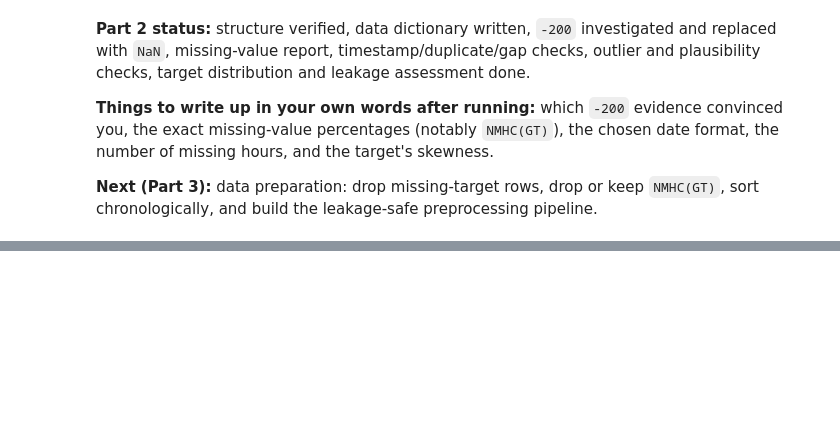
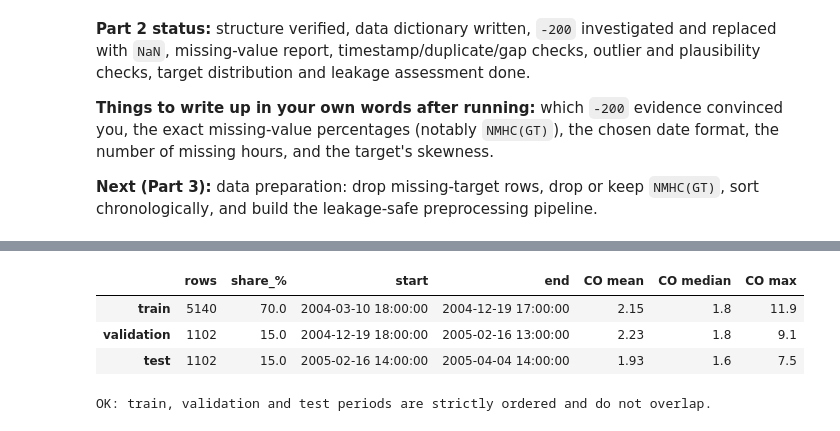
Before and after one commit to arielsharonferdinandus/AirQualityCO_PredictiveAnalytics, a Jupyter notebook: AirQualityCO_PredictiveAnalytics.ipynb, the cells around one changed output, grey strips where cells are left out. Drawn from its saved outputs; the diff is of its cells as text; code cells hidden in the pictures; blank space fills up the shorter version.

```diff
--- a/AirQualityCO_PredictiveAnalytics.ipynb
+++ b/AirQualityCO_PredictiveAnalytics.ipynb
@@ -683,0 +777,10 @@ summary
+# %%
+SENSORS = ['PT08.S1(CO)', 'PT08.S2(NMHC)', 'PT08.S3(NOx)', 'PT08.S4(NO2)', 'PT08.S5(O3)']
+WEATHER = ['T', 'RH', 'AH']
+REF_POLLUTANTS = [c for c in ['C6H6(GT)', 'NOx(GT)', 'NO2(GT)'] if c in df_prep.columns]
+
+FEATURES_A = [c for c in SENSORS + WEATHER if c in df_prep.columns]
+FEATURES_B = FEATURES_A + REF_POLLUTANTS
+
+print('Set A:', FEATURES_A)
+print('Set B adds:', REF_POLLUTANTS)
@@ -683,0 +835,29 @@ summary
+# %%
+n = len(df_prep)
+i_train = int(0.70 * n)
+i_val = int(0.85 * n)
+
+train = df_prep.iloc[:i_train].copy()
+val = df_prep.iloc[i_train:i_val].copy()
+test = df_prep.iloc[i_val:].copy()
+
+split_summary = pd.DataFrame({
+    'rows': [len(train), len(val), len(test)],
+    'share_%': [round(100 * len(s) / n, 1) for s in (train, val, test)],
+    'start': [s['Timestamp'].min() for s in (train, val, test)],
+    'end': [s['Timestamp'].max() for s in (train, val, test)],
+    'CO mean': [round(s[target].mean(), 2) for s in (train, val, test)],
+    'CO median': [round(s[target].median(), 2) for s in (train, val, test)],
+    'CO max': [round(s[target].max(), 2) for s in (train, val, test)],
+}, index=['train', 'validation', 'test'])
+display(split_summary)
+
+# Leakage guards: periods must not overlap
+assert train['Timestamp'].max() < val['Timestamp'].min() < val['Timestamp'].max() < test['Timestamp'].min()
+print('OK: train, validation and test periods are strictly ordered and do not overlap.')
+# %% [output]
+|  | rows | share_% | start | end | CO mean | CO median | CO max |
+| train | 5140 | 70.0 | 2004-03-10 18:00:00 | 2004-12-19 17:00:00 | 2.15 | 1.8 | 11.9 |
+| validation | 1102 | 15.0 | 2004-12-19 18:00:00 | 2005-02-16 13:00:00 | 2.23 | 1.8 | 9.1 |
+| test | 1102 | 15.0 | 2005-02-16 14:00:00 | 2005-04-04 14:00:00 | 1.93 | 1.6 | 7.5 |
+OK: train, validation and test periods are strictly ordered and do not overlap.
```
Also changed, not shown: parts of 18 cells of this notebook.
